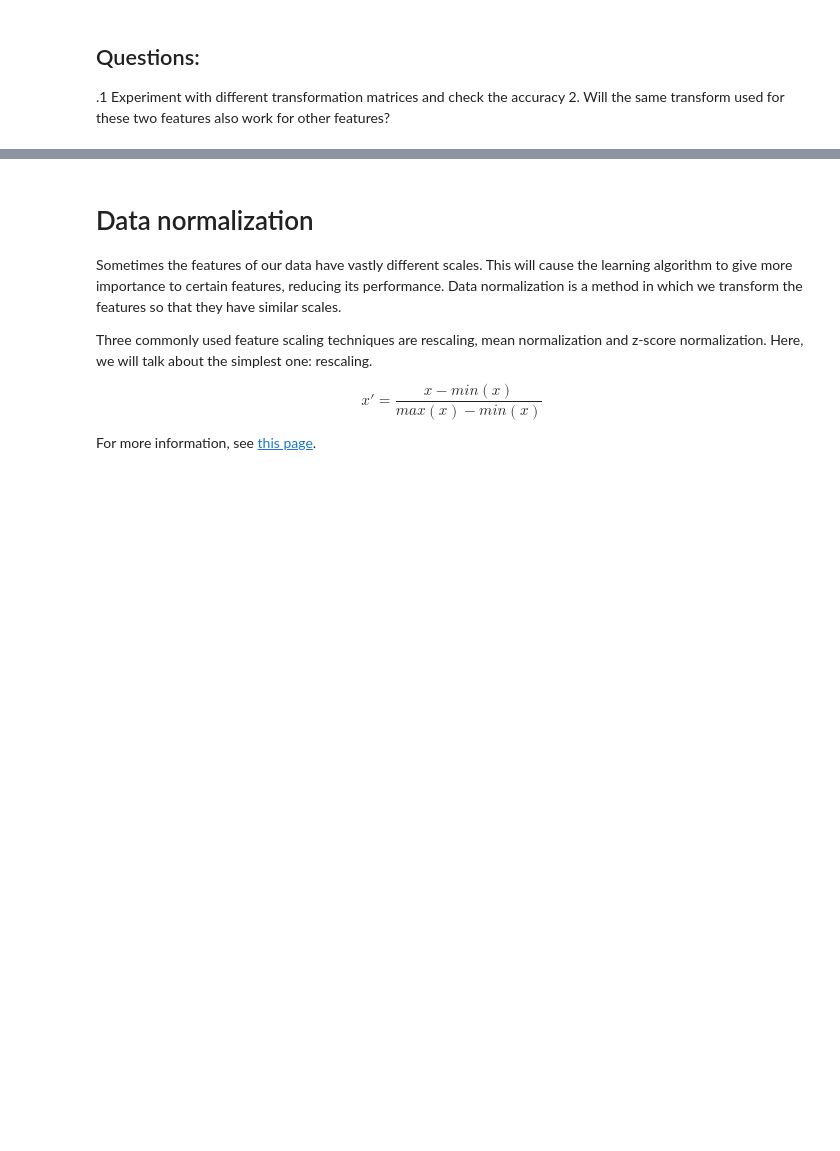
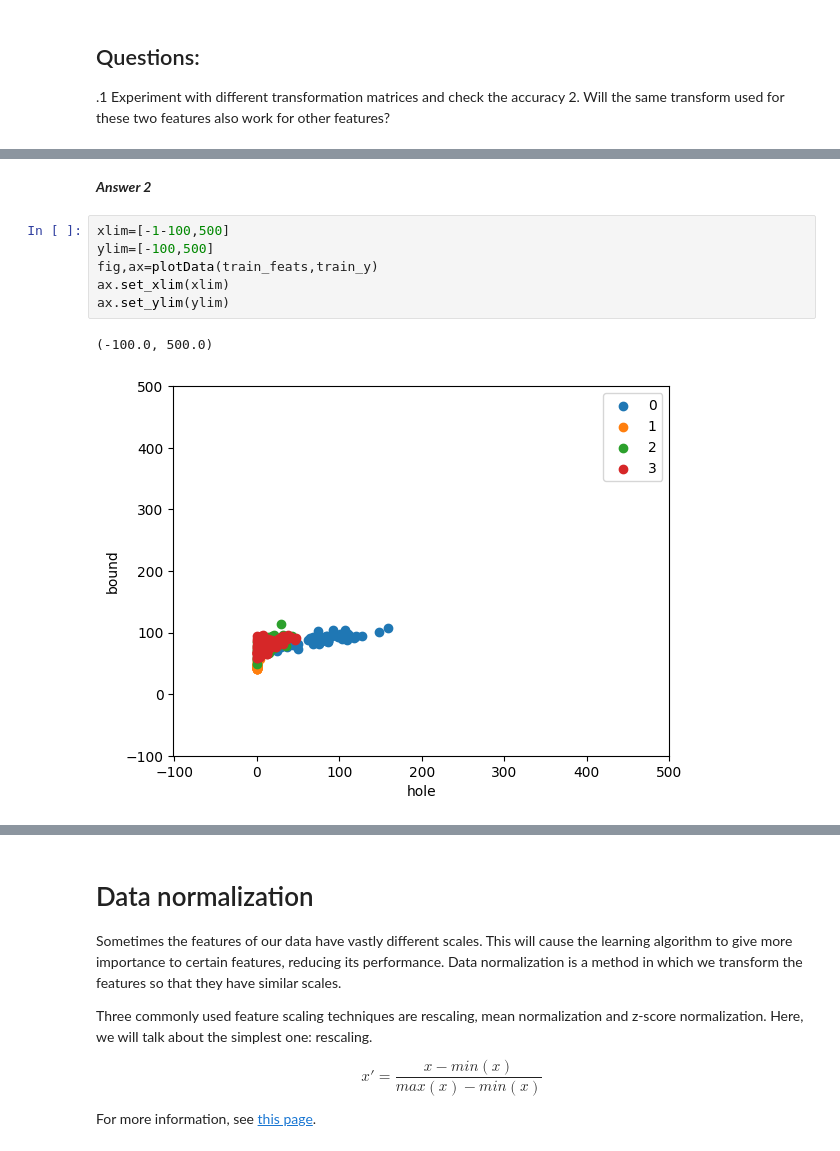
Before and after one commit to manikanta-reddy0007/FMML-22B21A4435, a Jupyter notebook: Module_01_Lab_04_LinearAlgebra.ipynb, the cells around one changed output, grey strips where cells are left out. Drawn from its saved outputs; the diff is of its cells as text; blank space fills up the shorter version.

```diff
--- a/Module_01_Lab_04_LinearAlgebra.ipynb
+++ b/Module_01_Lab_04_LinearAlgebra.ipynb
@@ -351,0 +350,11 @@ Keep in mind that the optimal transformation matrix may vary depending on the sp
+# %% [markdown]
+***Answer 2***
+# %%
+xlim=[-1-100,500]
+ylim=[-100,500]
+fig,ax=plotData(train_feats,train_y)
+ax.set_xlim(xlim)
+ax.set_ylim(ylim)
+# %% [output]
+(-100.0, 500.0)
+[figure, added]
```
Also changed, not shown: parts of 9 cells of this notebook.
